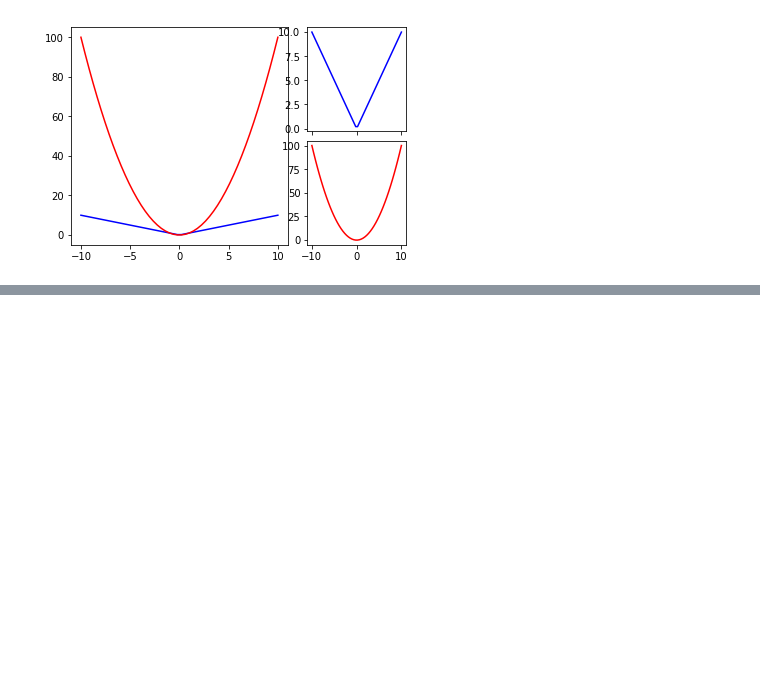
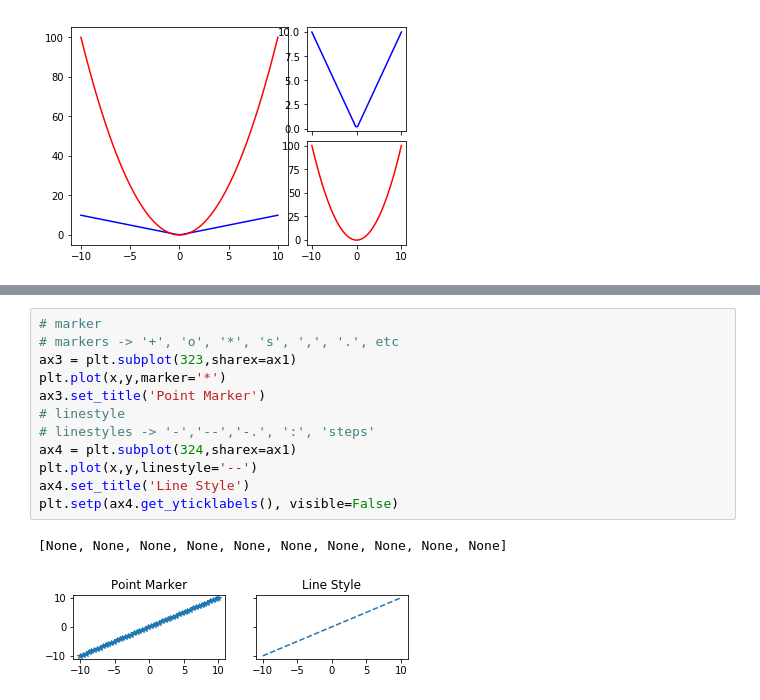
Before and after one commit to wunlung/datasciencehack, a Jupyter notebook: resource/Matplotlib.ipynb, the cells around one changed output, grey strips where cells are left out. Saved outputs shown, nothing was run; the diff lists cells and outputs as text; blank space fills up the shorter version.

```diff
--- a/resource/Untitled.ipynb
+++ b/resource/Matplotlib.ipynb
@@ -226,0 +238,15 @@ plt.plot(x, z,'r')
+# %%
+# marker
+# markers -> '+', 'o', '*', 's', ',', '.', etc
+ax3 = plt.subplot(323,sharex=ax1)
+plt.plot(x,y,marker='*')
+ax3.set_title('Point Marker')
+# linestyle
+# linestyles -> '-','--','-.', ':', 'steps'
+ax4 = plt.subplot(324,sharex=ax1)
+plt.plot(x,y,linestyle='--')
+ax4.set_title('Line Style')
+plt.setp(ax4.get_yticklabels(), visible=False)
+# %% [output]
+[None, None, None, None, None, None, None, None, None, None]
+[figure, added]
```
Also changed, not shown: parts of 2 cells of this notebook.
